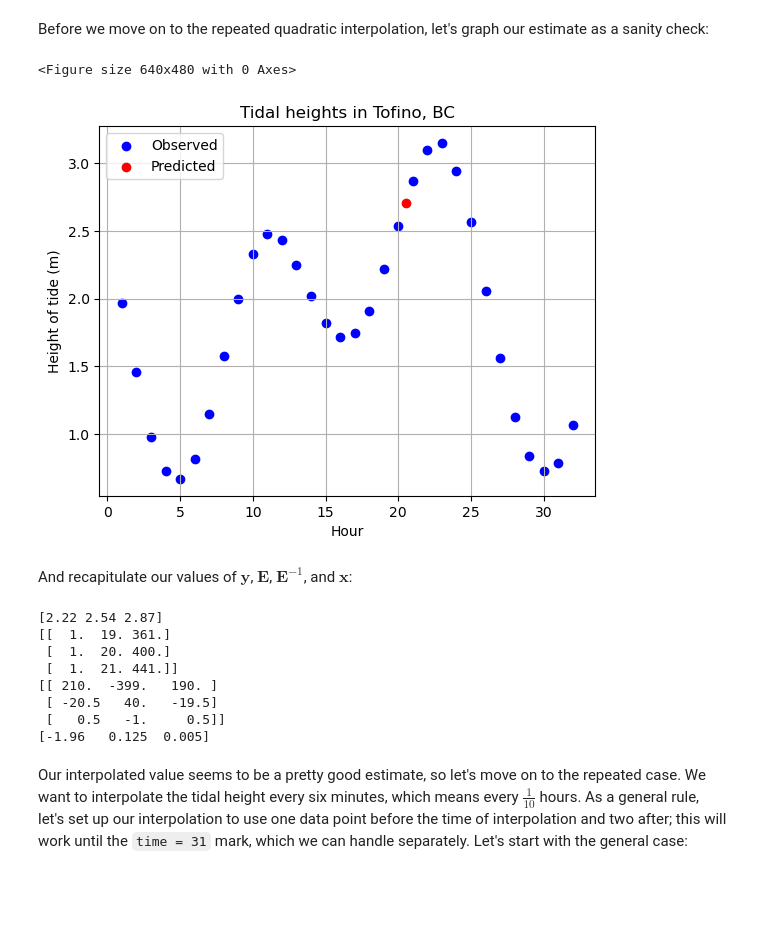
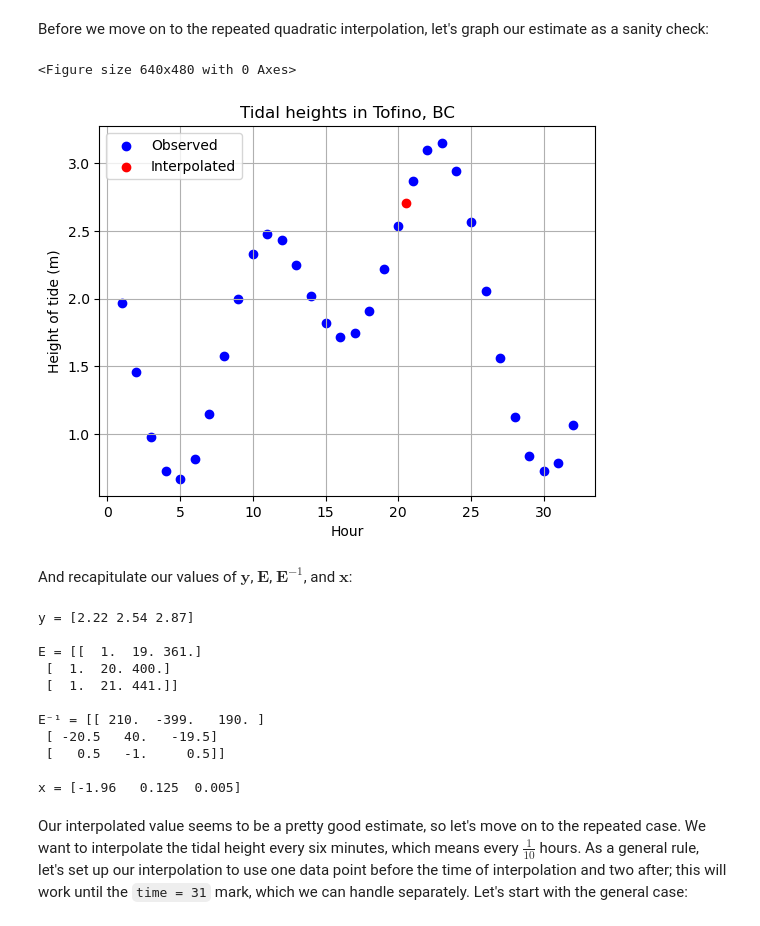
Before and after one commit to lemondoroshow/geoscienceModeling, a Jupyter notebook: oceanTides/ocean_tides.ipynb, the cells around one changed output. Cells and saved outputs as stored; diff of their text form; code cells hidden in the pictures; blank space fills up the shorter version.

```diff
--- a/oceanTides/ocean_tides.ipynb
+++ b/oceanTides/ocean_tides.ipynb
@@ -89,37 +91,42 @@ Before we move on to the repeated quadratic interpolation, let's graph our estim
 # %%
 # Set up figure
 plt.clf()
 fig, ax = plt.subplots()
 
 # Plot data
 data_scatter = ax.scatter(times, heights,
                           color = "blue", label = "Observed")
 est_scatter = ax.scatter(20.5, y_est,
-                         color = "red", label = "Predicted")
+                         color = "red", label = "Interpolated")
+
+# Label plot
 ax.set_xlabel("Hour")
 ax.set_ylabel("Height of tide (m)")
 ax.set_title("Tidal heights in Tofino, BC")
 ax.legend(loc = "upper left")
 ax.grid()
 # %% [output]
 <Figure size 640x480 with 0 Axes>
-[figure, old version]
+[figure, new version]
 # %% [markdown]
 And recapitulate our values of $\mathbf{y}$, $\mathbf{E}$, $\mathbf{E}^{-1}$, and $\mathbf{x}$:
 # %%
-print(y)
-print(E)
-print(E_inv)
-print(x)
+print("y = " + str(y))
+print("\nE = " + str(E))
+print("\nE⁻¹ = " + str(E_inv))
+print("\nx = " + str(x))
 # %% [output]
-[2.22 2.54 2.87]
-[[  1.  19. 361.]
+y = [2.22 2.54 2.87]
+
+E = [[  1.  19. 361.]
  [  1.  20. 400.]
  [  1.  21. 441.]]
-[[ 210.  -399.   190. ]
+
+E⁻¹ = [[ 210.  -399.   190. ]
  [ -20.5   40.   -19.5]
  [   0.5   -1.     0.5]]
-[-1.96   0.125  0.005]
+
+x = [-1.96   0.125  0.005]
 # %% [markdown]
 Our interpolated value seems to be a pretty good estimate, so let's move on to the repeated case. We want to interpolate the tidal height every six minutes, which means every $\frac{1}{10}$ hours. As a general rule, let's set up our interpolation to use one data point before the time of interpolation and two after; this will work until the `time = 31` mark, which we can handle separately. Let's start with the general case:
 # %%
```
Also changed, not shown: parts of 21 cells of this notebook.
